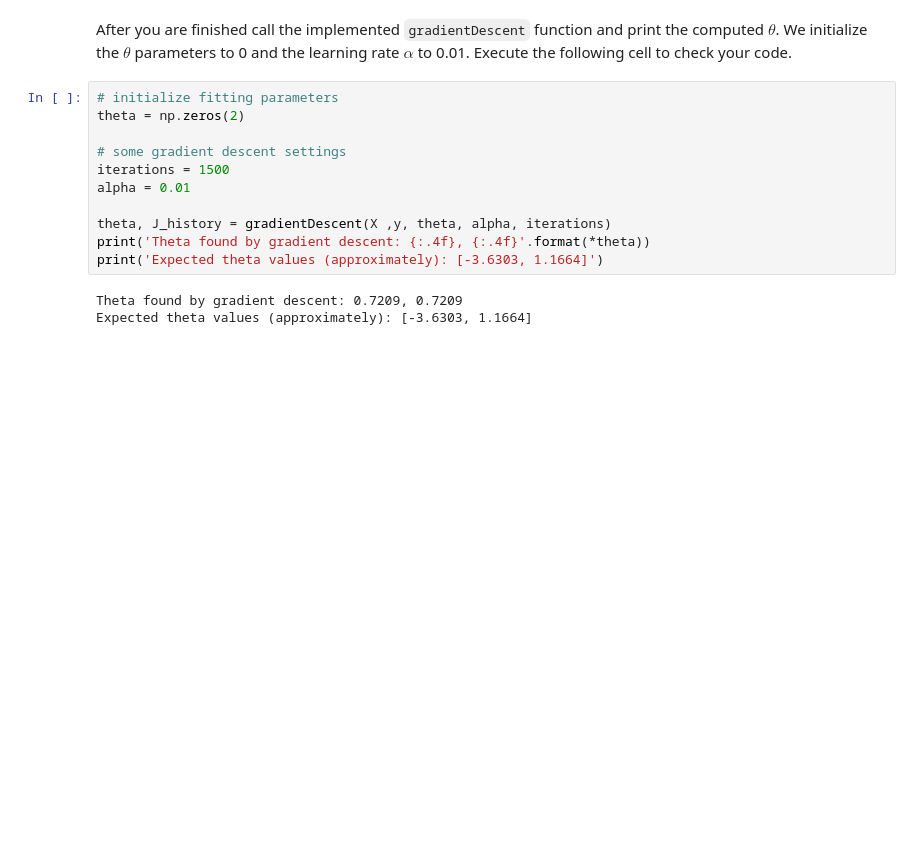
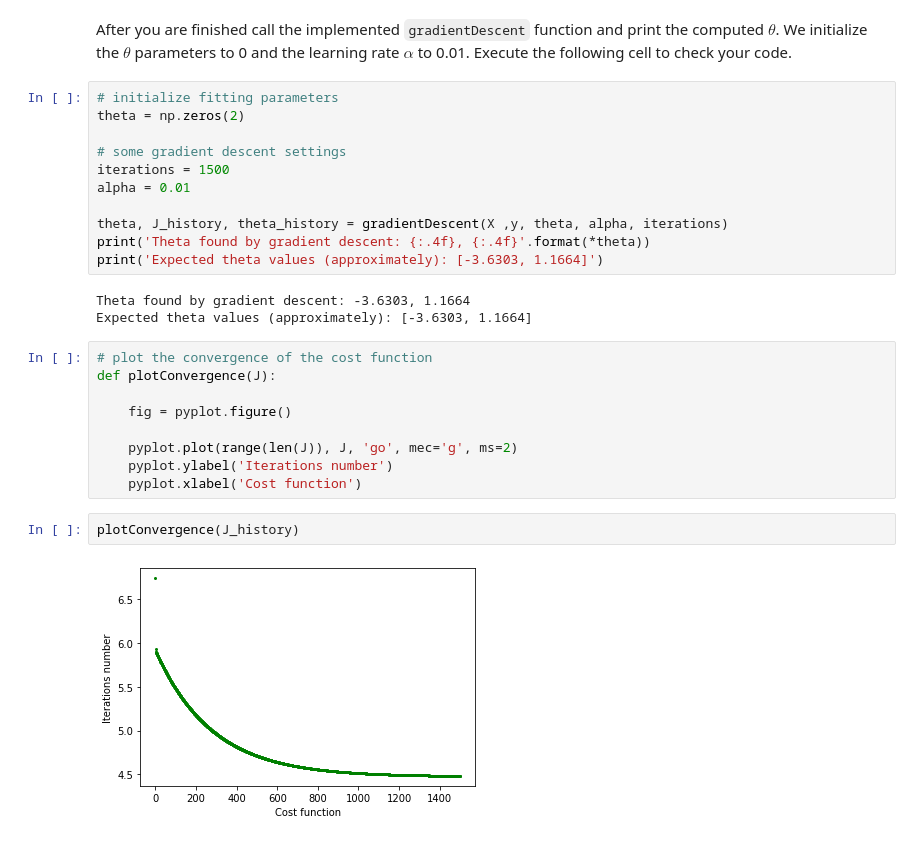
Before and after one commit to marianaiv/machine-learning-coursera, a Jupyter notebook: Exercise1/ejercicio_1.ipynb, the cells around one changed output. Saved outputs shown, nothing was run; the diff lists cells and outputs as text; blank space fills up the shorter version.

```diff
--- a/Exercise1/ejercicio_1.ipynb
+++ b/Exercise1/ejercicio_1.ipynb
@@ -265,12 +219,25 @@ theta = np.zeros(2)
 iterations = 1500
 alpha = 0.01
 
-theta, J_history = gradientDescent(X ,y, theta, alpha, iterations)
+theta, J_history, theta_history = gradientDescent(X ,y, theta, alpha, iterations)
 print('Theta found by gradient descent: {:.4f}, {:.4f}'.format(*theta))
 print('Expected theta values (approximately): [-3.6303, 1.1664]')
 # %% [output]
-Theta found by gradient descent: 0.7209, 0.7209
+Theta found by gradient descent: -3.6303, 1.1664
 Expected theta values (approximately): [-3.6303, 1.1664]
+# %%
+# plot the convergence of the cost function
+def plotConvergence(J):
+
+    fig = pyplot.figure()
+
+    pyplot.plot(range(len(J)), J, 'go', mec='g', ms=2)
+    pyplot.ylabel('Iterations number')
+    pyplot.xlabel('Cost function')
+# %%
+plotConvergence(J_history)
+# %% [output]
+[figure, added]
 # %%
 # plot the linear fit
 plotData(X[:, 1], y)
```
Also changed, not shown: parts of 20 cells of this notebook.
